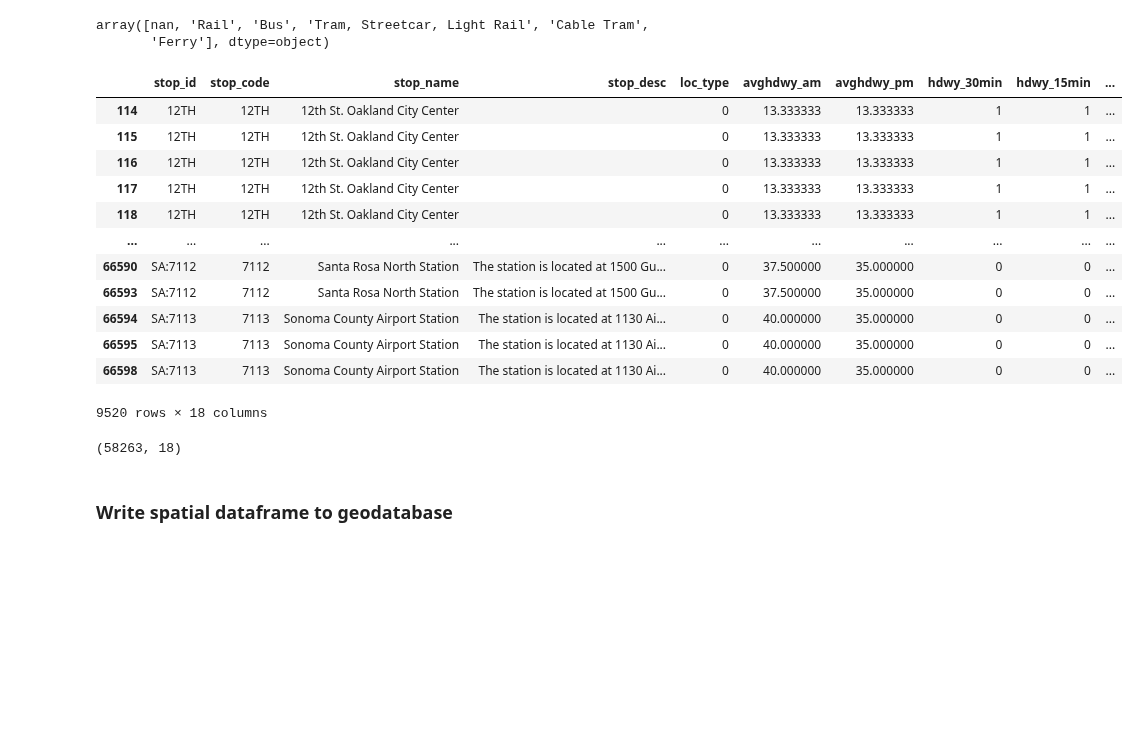
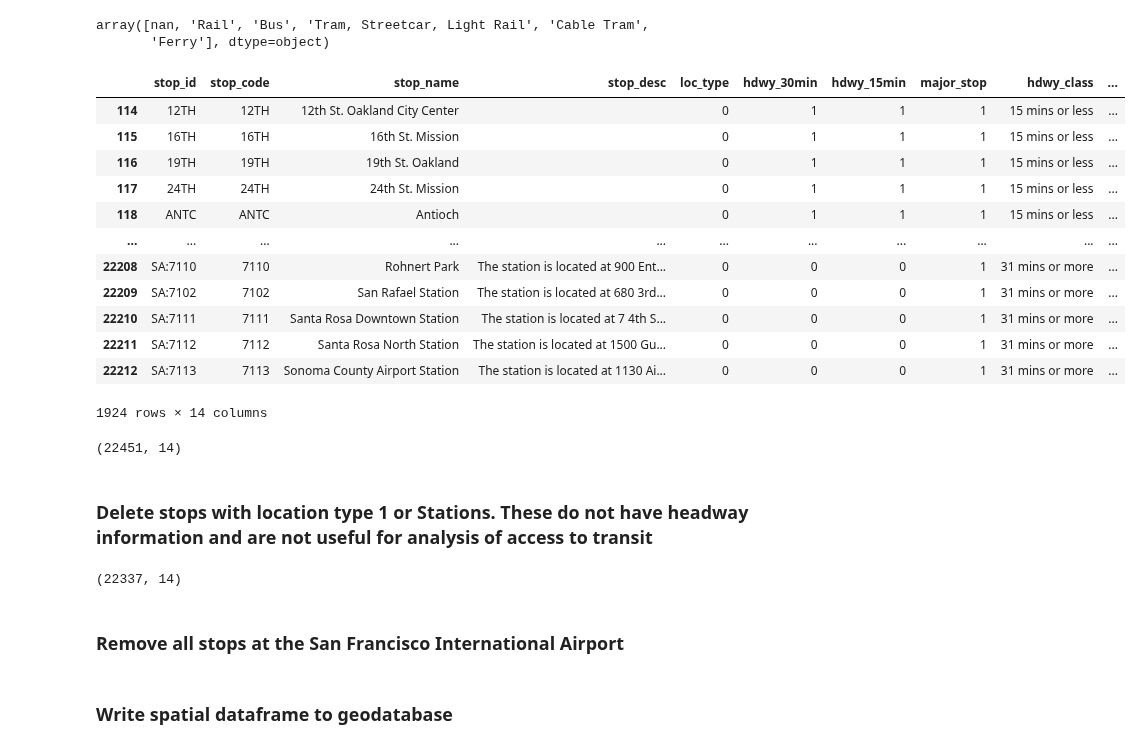
Before and after one commit to BayAreaMetro/Spatial-Analysis-Mapping-Projects, a Jupyter notebook: Project-Documentation/Plan-Bay-Area-2050-Transit-Data/gtfs_transit_stops_processing.ipynb, the cells around one changed output. Saved outputs shown, nothing was run; the diff lists cells and outputs as text; code cells hidden in the pictures; blank space fills up the shorter version.

```diff
--- a/Project-Documentation/Plan-Bay-Area-2050-Transit-Data/gtfs_transit_stops_processing.ipynb
+++ b/Project-Documentation/Plan-Bay-Area-2050-Transit-Data/gtfs_transit_stops_processing.ipynb
@@ -475,10 +489,8 @@ stop_attributes.shape
 subset = ['stop_id',
           'agency_id',
           'agency_name',
-          'route_id',
-          'route_type',
-          'direction_id',
-          'trip_headsign']
+          'route_type'
+]
 stop_attr_dedup = stop_attributes.drop_duplicates(subset=subset,keep='first').copy()
 # %%
 stop_attr_dedup.shape
@@ -670,6 +672,3 @@ subset_2 = ['new_stop_id',
            'route_type_text',
            'SHAPE']
 stops_and_attributes_sub = stops_and_attributes[subset_2].copy()
-# %%
-stops_and_attributes_dedup = stops_and_attributes_sub.drop_duplicates(subset=subset_2,
-                                                                  keep='first').copy()
@@ -691,7 +686,7 @@ cols_rename_dict = {'new_stop_id':'stop_id',
                    'trip_headsign':'trip_heads',
                    'route_type_text':'route_ty_t',
                    }
-stops_and_attributes_dedup.rename(columns=cols_rename_dict,inplace=True)
+stops_and_attributes_sub.rename(columns=cols_rename_dict,inplace=True)
 # %% [markdown]
 ### Update major stop flag column to include rail and ferry stops
 # %%
@@ -700,27 +695,29 @@ stops_and_attributes_dedup['route_ty_t'].unique()
 array([nan, 'Rail', 'Bus', 'Tram, Streetcar, Light Rail', 'Cable Tram',
        'Ferry'], dtype=object)
 # %%
-stops_and_attributes_dedup['major_stop'] = np.where((stops_and_attributes_dedup['route_ty_t'] == 'Rail') |
-                                                    (stops_and_attributes_dedup['route_ty_t'] == 'Tram, Streetcar, Light Rail') |
-                                                    (stops_and_attributes_dedup['route_ty_t'] == 'Ferry'), 1,
-                                                   stops_and_attributes_dedup['major_stop'])
+stops_and_attributes_sub['major_stop'] = np.where((stops_and_attributes_sub['route_ty_t'] == 'Rail') |
+                                                    (stops_and_attributes_sub['route_ty_t'] == 'Tram, Streetcar, Light Rail') |
+                                                    (stops_and_attributes_sub['route_ty_t'] == 'Ferry'), 1,
+                                                   stops_and_attributes_sub['major_stop'])
 # %%
-stops_and_attributes_dedup[stops_and_attributes_dedup['major_stop'] == 1]
+stops_and_attributes_sub[stops_and_attributes_dedup['major_stop'] == 1]
 # %% [output]
-|  | stop_id | stop_code | stop_name | stop_desc | loc_type | avghdwy_am | avghdwy_pm | hdwy_30min | hdwy_15min | ... |
-| 114 | 12TH | 12TH | 12th St. Oakland City Center |  | 0 | 13.333333 | 13.333333 | 1 | 1 | ... |
-| 115 | 12TH | 12TH | 12th St. Oakland City Center |  | 0 | 13.333333 | 13.333333 | 1 | 1 | ... |
-| 116 | 12TH | 12TH | 12th St. Oakland City Center |  | 0 | 13.333333 | 13.333333 | 1 | 1 | ... |
-| 117 | 12TH | 12TH | 12th St. Oakland City Center |  | 0 | 13.333333 | 13.333333 | 1 | 1 | ... |
-| 118 | 12TH | 12TH | 12th St. Oakland City Center |  | 0 | 13.333333 | 13.333333 | 1 | 1 | ... |
+|  | stop_id | stop_code | stop_name | stop_desc | loc_type | hdwy_30min | hdwy_15min | major_stop | hdwy_class | ... |
+| 114 | 12TH | 12TH | 12th St. Oakland City Center |  | 0 | 1 | 1 | 1 | 15 mins or less | ... |
+| 115 | 16TH | 16TH | 16th St. Mission |  | 0 | 1 | 1 | 1 | 15 mins or less | ... |
+| 116 | 19TH | 19TH | 19th St. Oakland |  | 0 | 1 | 1 | 1 | 15 mins or less | ... |
+| 117 | 24TH | 24TH | 24th St. Mission |  | 0 | 1 | 1 | 1 | 15 mins or less | ... |
+| 118 | ANTC | ANTC | Antioch |  | 0 | 1 | 1 | 1 | 15 mins or less | ... |
 | ... | ... | ... | ... | ... | ... | ... | ... | ... | ... | ... |
-| 66590 | SA:7112 | 7112 | Santa Rosa North Station | The station is located at 1500 Gu... | 0 | 37.500000 | 35.000000 | 0 | 0 | ... |
-| 66593 | SA:7112 | 7112 | Santa Rosa North Station | The station is located at 1500 Gu... | 0 | 37.500000 | 35.000000 | 0 | 0 | ... |
-| 66594 | SA:7113 | 7113 | Sonoma County Airport Station | The station is located at 1130 Ai... | 0 | 40.000000 | 35.000000 | 0 | 0 | ... |
-| 66595 | SA:7113 | 7113 | Sonoma County Airport Station | The station is located at 1130 Ai... | 0 | 40.000000 | 35.000000 | 0 | 0 | ... |
-| 66598 | SA:7113 | 7113 | Sonoma County Airport Station | The station is located at 1130 Ai... | 0 | 40.000000 | 35.000000 | 0 | 0 | ... |
+| 22208 | SA:7110 | 7110 | Rohnert Park | The station is located at 900 Ent... | 0 | 0 | 0 | 1 | 31 mins or more | ... |
+| 22209 | SA:7102 | 7102 | San Rafael Station | The station is located at 680 3rd... | 0 | 0 | 0 | 1 | 31 mins or more | ... |
+| 22210 | SA:7111 | 7111 | Santa Rosa Downtown Station | The station is located at 7 4th S... | 0 | 0 | 0 | 1 | 31 mins or more | ... |
+| 22211 | SA:7112 | 7112 | Santa Rosa North Station | The station is located at 1500 Gu... | 0 | 0 | 0 | 1 | 31 mins or more | ... |
+| 22212 | SA:7113 | 7113 | Sonoma County Airport Station | The station is located at 1130 Ai... | 0 | 0 | 0 | 1 | 31 mins or more | ... |
-9520 rows × 18 columns
+1924 rows × 14 columns
 # %%
-stops_and_attributes_dedup.shape
+stops_and_attributes_sub.shape
 # %% [output]
-(58263, 18)
+(22451, 14)
+# %% [markdown]
+### Delete stops with location type 1 or Stations. These do not have headway information and are not useful for analysis of access to transit
@@ -726,0 +726,6 @@ stops_and_attributes_dedup.shape
+# %%
+stops_and_attributes_sub.shape
+# %% [output]
+(22337, 14)
+# %% [markdown]
+### Remove all stops at the San Francisco International Airport
```
Also changed, not shown: parts of 31 cells of this notebook.
